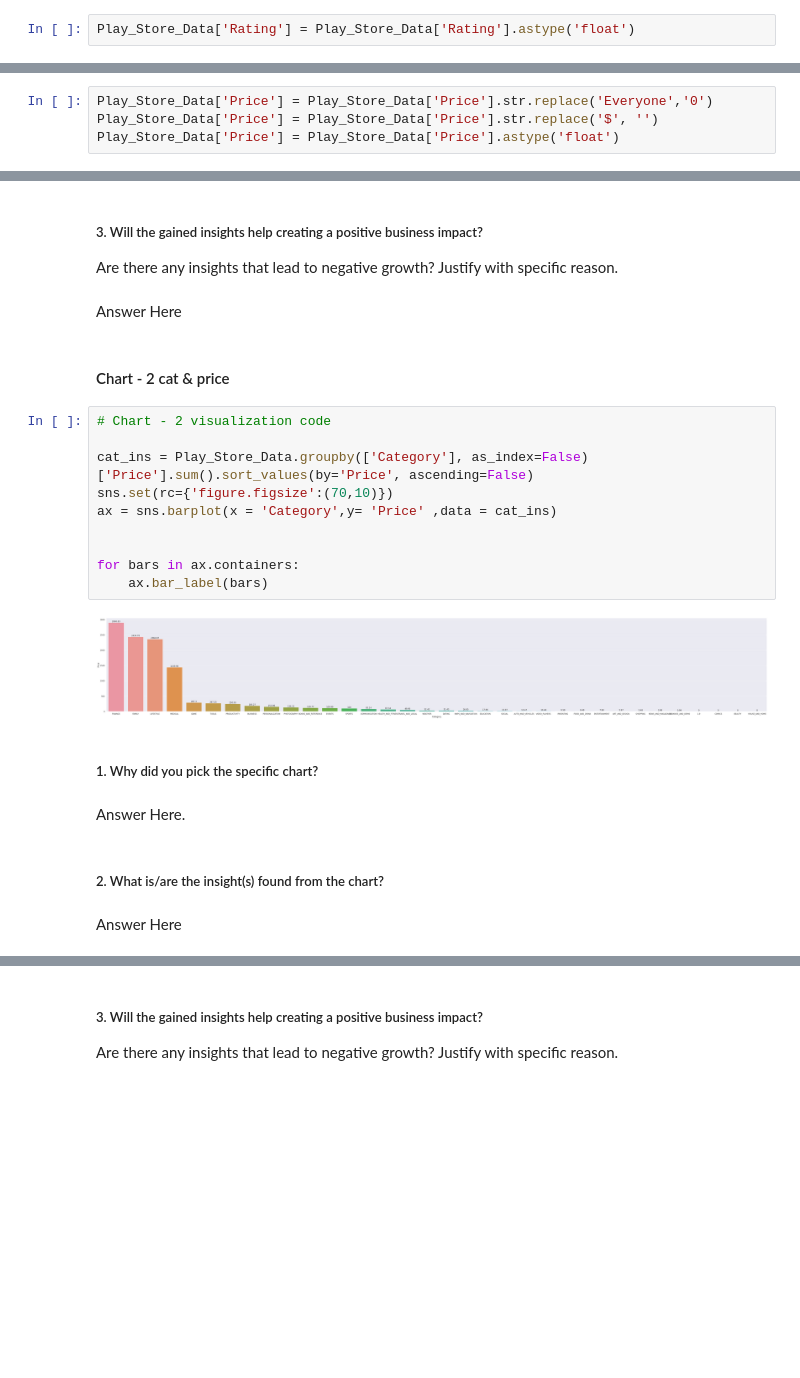
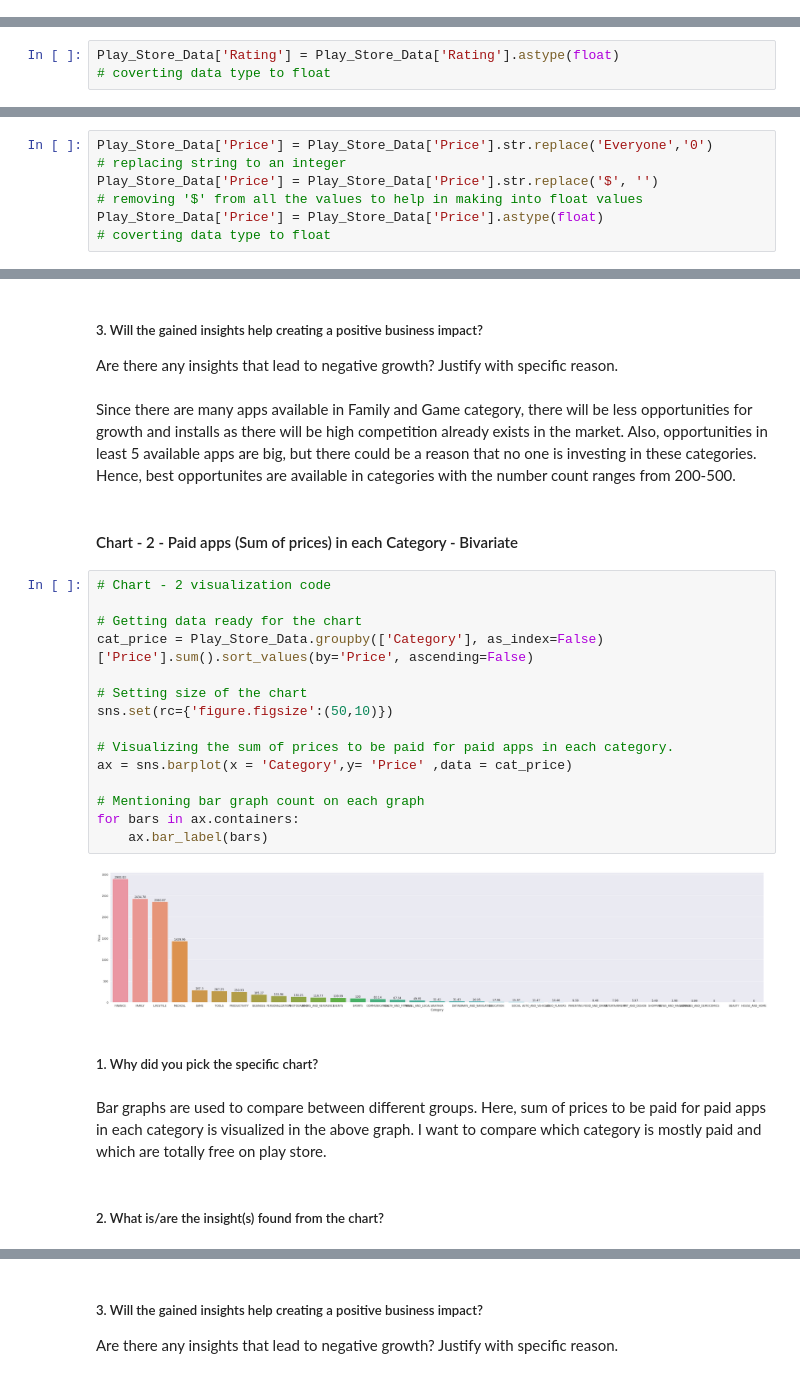
Before and after one commit to kanishkagargg/Playstore-Project, a Jupyter notebook: Copy_of_Sample_EDA_Submission_Template.ipynb, the cells around one changed output, grey strips where cells are left out. Cells and saved outputs as stored; diff of their text form; blank space fills up the shorter version.

```diff
--- a/Copy_of_Sample_EDA_Submission_Template.ipynb
+++ b/Copy_of_Sample_EDA_Submission_Template.ipynb
@@ -416,2 +317,0 @@ array([4.1, 3.9, 4.7, 4.5, 4.3, 4.4, 3.8, 4.2, 4.6, 3.2, 4.0, nan, 4.8,
-# %%
-Play_Store_Data['Rating'] = Play_Store_Data['Rating'].astype('float')
@@ -421,4 +317,0 @@ Play_Store_Data['Reviews'] = Play_Store_Data['Reviews'].astype(float)
-# %%
-Play_Store_Data['Price'] = Play_Store_Data['Price'].str.replace('Everyone','0')
-Play_Store_Data['Price'] = Play_Store_Data['Price'].str.replace('$', '')
-Play_Store_Data['Price'] = Play_Store_Data['Price'].astype('float')
@@ -493,0 +421,2 @@ Name: Installs, Length: 10841, dtype: float64
+# %%
+Play_Store_Data['Rating'] = Play_Store_Data['Rating'].astype(float)                     # coverting data type to float
@@ -493,0 +445,4 @@ Name: Installs, Length: 10841, dtype: float64
+# %%
+Play_Store_Data['Price'] = Play_Store_Data['Price'].str.replace('Everyone','0')         # replacing string to an integer
+Play_Store_Data['Price'] = Play_Store_Data['Price'].str.replace('$', '')                # removing '$' from all the values to help in making into float values
+Play_Store_Data['Price'] = Play_Store_Data['Price'].astype(float)                       # coverting data type to float
@@ -520,27 +570,30 @@ Answer Here
 # %% [markdown]
 ##### 3. Will the gained insights help creating a positive business impact?
 Are there any insights that lead to negative growth? Justify with specific reason.
-# %% [markdown]
-Answer Here
-# %% [markdown]
-#### Chart - 2 cat & price
+# %% [markdown]
+Since there are many apps available in Family and Game category, there will be less opportunities for growth and installs as there will be high competition already exists in the market. Also, opportunities in least 5 available apps are big, but there could be a reason that no one is investing in these categories. Hence, best opportunites are available in categories with the number count ranges from 200-500.
+# %% [markdown]
+#### Chart - 2 - Paid apps (Sum of prices) in each Category - Bivariate
 # %%
 # Chart - 2 visualization code
 
-cat_ins = Play_Store_Data.groupby(['Category'], as_index=False)['Price'].sum().sort_values(by='Price', ascending=False)
-sns.set(rc={'figure.figsize':(70,10)})
-ax = sns.barplot(x = 'Category',y= 'Price' ,data = cat_ins)
+# Getting data ready for the chart
+cat_price = Play_Store_Data.groupby(['Category'], as_index=False)['Price'].sum().sort_values(by='Price', ascending=False)
 
+# Setting size of the chart
+sns.set(rc={'figure.figsize':(50,10)})
 
+# Visualizing the sum of prices to be paid for paid apps in each category.
+ax = sns.barplot(x = 'Category',y= 'Price' ,data = cat_price)
+
+# Mentioning bar graph count on each graph
 for bars in ax.containers:
     ax.bar_label(bars)
 # %% [output]
-[figure, old version]
+[figure, new version]
 # %% [markdown]
 ##### 1. Why did you pick the specific chart?
-# %% [markdown]
-Answer Here.
+# %% [markdown]
+Bar graphs are used to compare between different groups. Here, sum of prices to be paid for paid apps in each category is visualized in the above graph. I want to compare which category is mostly paid and which are totally free on play store.
 # %% [markdown]
 ##### 2. What is/are the insight(s) found from the chart?
-# %% [markdown]
-Answer Here
```
Also changed, not shown: parts of 180 cells of this notebook.
